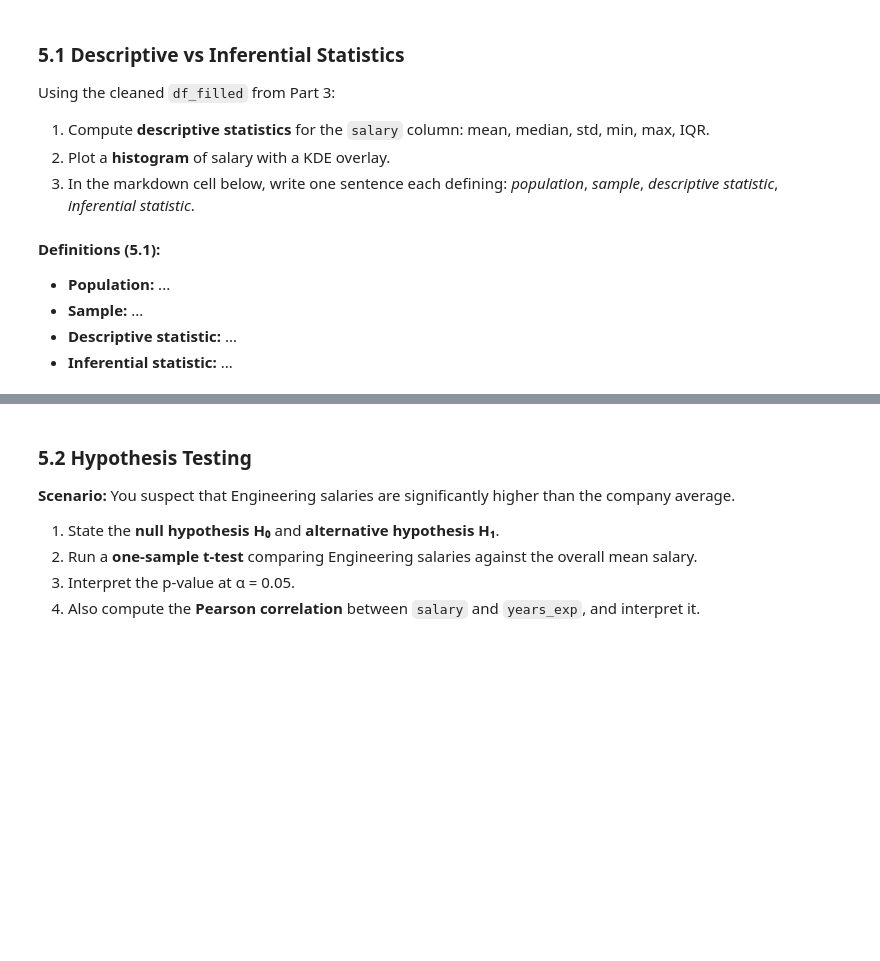
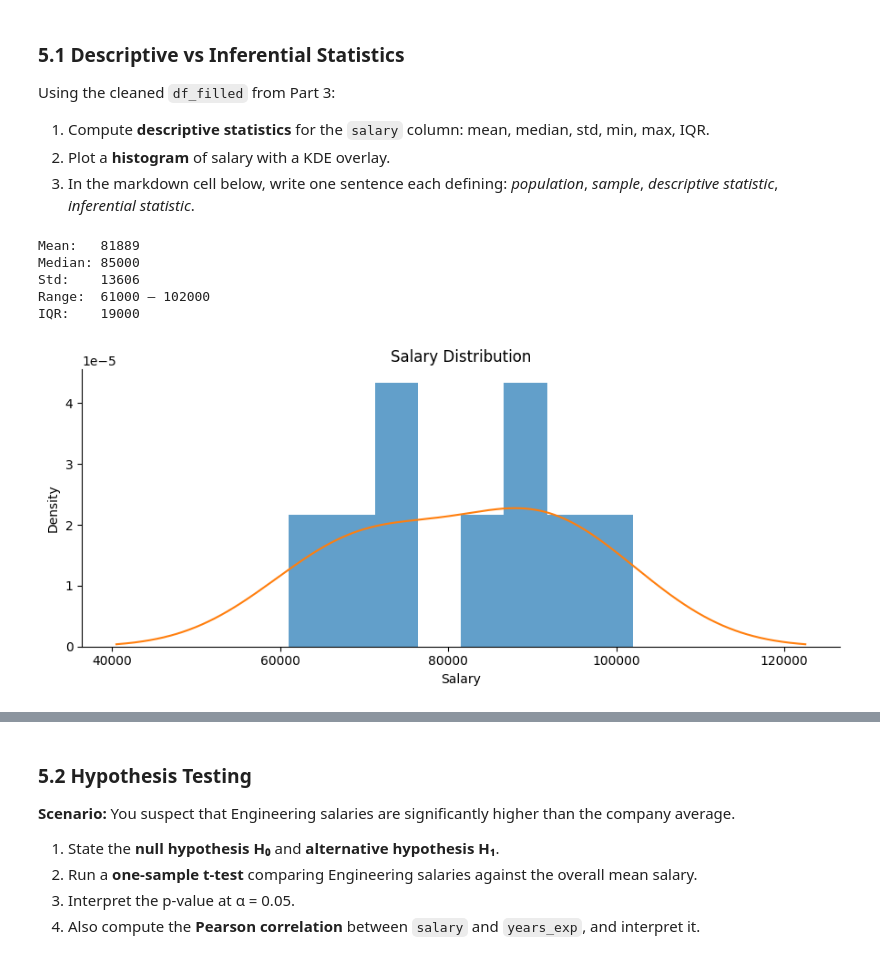
Before and after one commit to DhangeSakshiSanjay/Celebal_Weekly_Assignments, a Jupyter notebook: week1_assignment.ipynb, the cells around one changed output, grey strips where cells are left out. Drawn from its saved outputs; the diff is of its cells as text; code cells hidden in the pictures; blank space fills up the shorter version.

```diff
--- a/week1_assignment.ipynb
+++ b/week1_assignment.ipynb
@@ -253,6 +341,9 @@ print(df.isnull().sum())
 
 df_filled = df.copy()
 # YOUR CODE HERE
+df_filled['salary'] = df_filled['salary'].fillna(df_filled['salary'].median())
+df_filled['age'] = df_filled['age'].fillna(round(df_filled['age'].mean()))
+df_filled = df_filled.dropna(subset=['performance'])
 
 print("\nMissing values after:")
 print(df_filled.isnull().sum())
@@ -389,28 +583,30 @@ Using the cleaned `df_filled` from Part 3:
 # %%
 salary = df_filled['salary']
 
-mean_s   = None  # YOUR CODE HERE
-median_s = None  # YOUR CODE HERE
-std_s    = None  # YOUR CODE HERE
-min_s    = None  # YOUR CODE HERE
-max_s    = None  # YOUR CODE HERE
-iqr_s    = None  # YOUR CODE HERE — use np.percentile
+mean_s   = salary.mean()                    # YOUR CODE HERE
+median_s = salary.median()                  # YOUR CODE HERE
+std_s    = salary.std()                     # YOUR CODE HERE
+min_s    = salary.min()                     # YOUR CODE HERE
+max_s    = salary.max()                     # YOUR CODE HERE
+iqr_s    = np.percentile(salary, 75) - np.percentile(salary, 25)  # YOUR CODE HERE
 
 print(f"Mean:   {mean_s:.0f}")
 print(f"Median: {median_s:.0f}")
 print(f"Std:    {std_s:.0f}")
 print(f"Range:  {min_s:.0f} – {max_s:.0f}")
 print(f"IQR:    {iqr_s:.0f}")
 
 # Histogram + KDE
 fig, ax = plt.subplots()
 # YOUR CODE HERE
+salary.plot(kind='hist', bins=8, density=True, ax=ax, alpha=0.7)
+salary.plot(kind='kde', ax=ax)
 ax.set_xlabel('Salary'); ax.set_title('Salary Distribution')
 plt.tight_layout(); plt.show()
+# %% [output]
+Mean:   81889
+Median: 85000
+Std:    13606
+Range:  61000 – 102000
+IQR:    19000
+[figure, added]
-# %% [markdown]
-**Definitions (5.1):**
-
-- **Population:** ...
-- **Sample:** ...
-- **Descriptive statistic:** ...
-- **Inferential statistic:** ...
```
Also changed, not shown: parts of 22 cells of this notebook.
